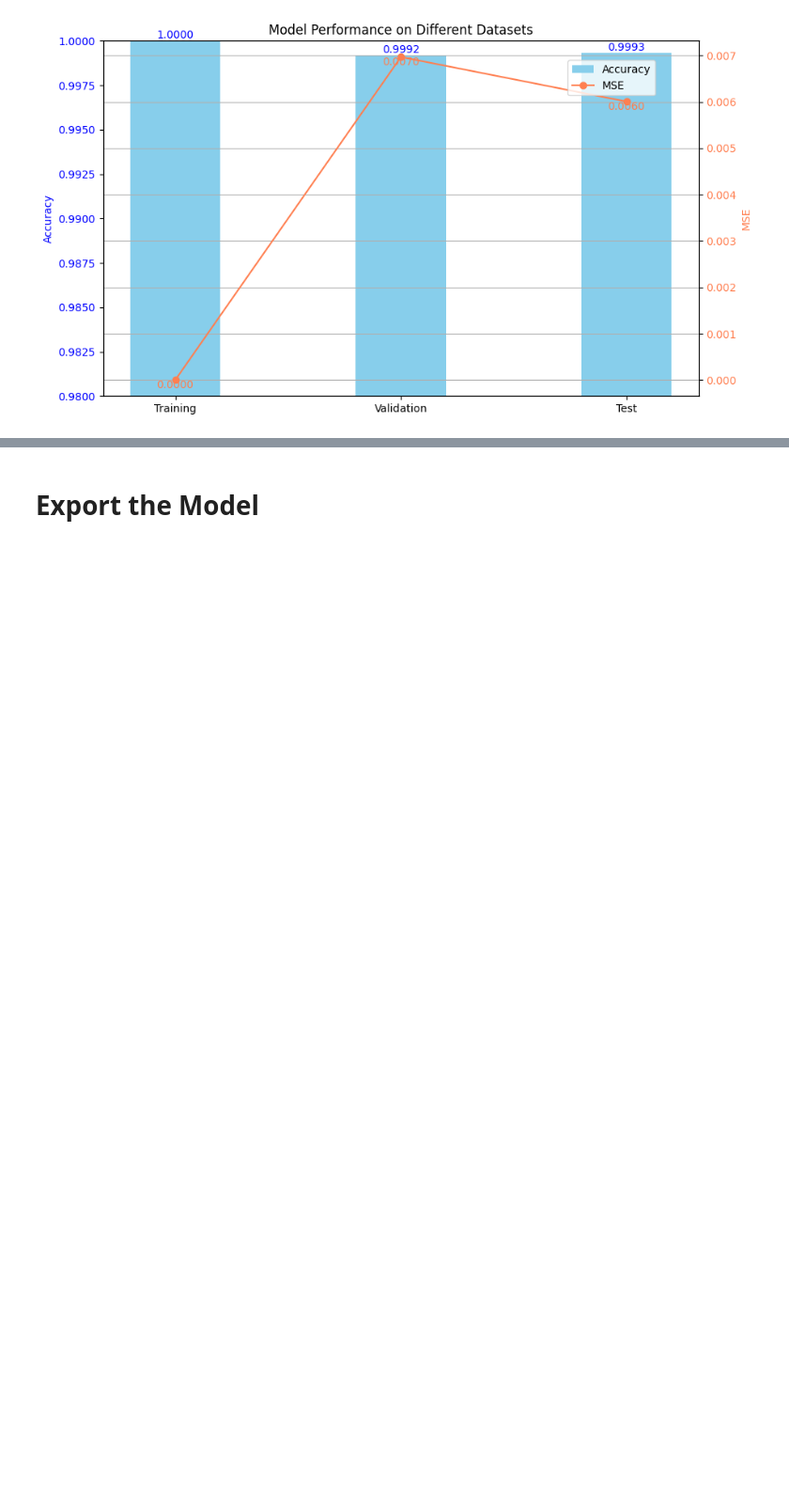
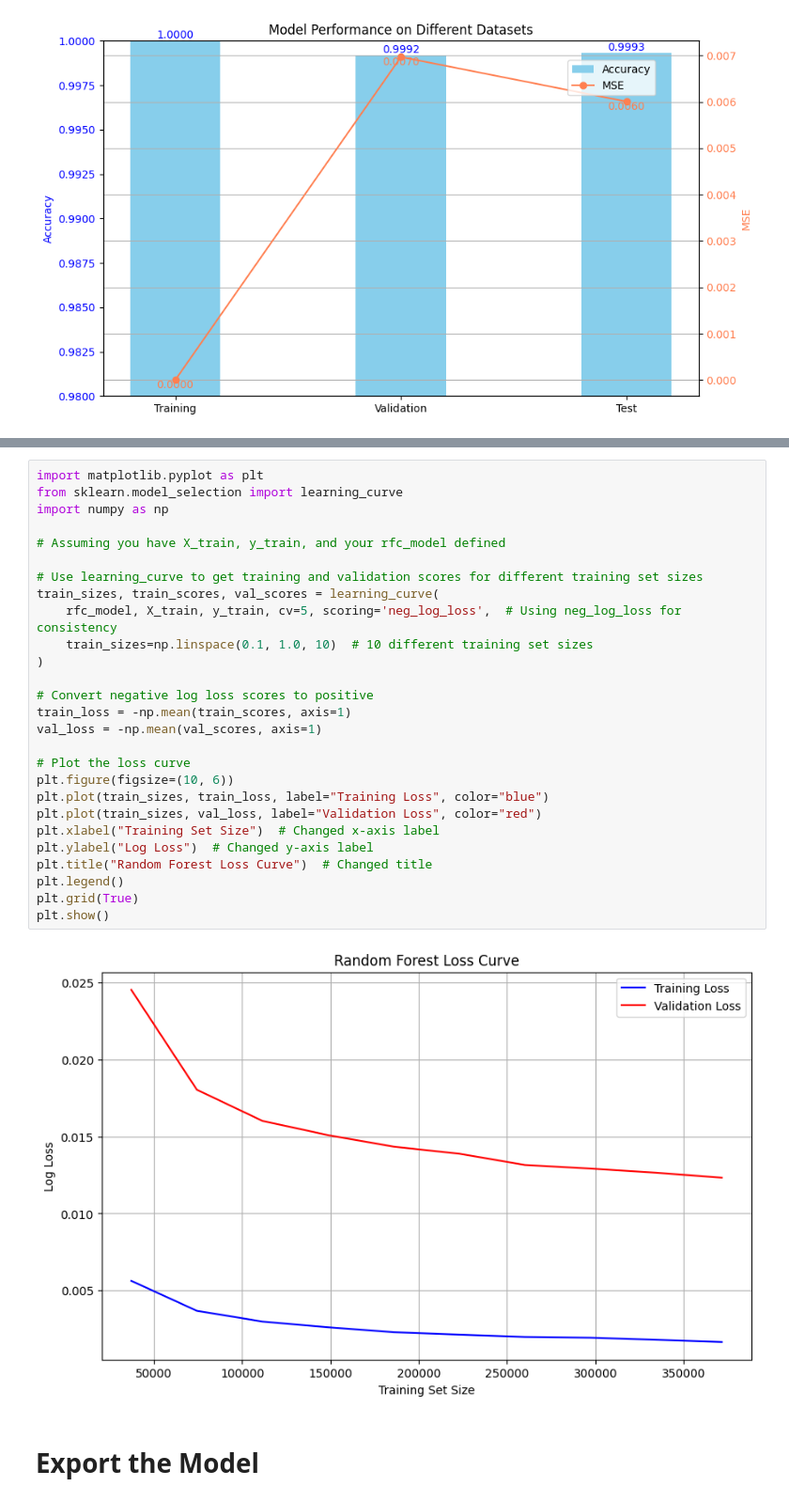
Before and after one commit to Insight-Syndicate/DSPL_GCW, a Jupyter notebook: Models/Random_Forest_Model.ipynb, the cells around one changed output, grey strips where cells are left out. Shown at 94% size. Cells and saved outputs as stored; diff of their text form; blank space fills up the shorter version.

Commit message:
loss curve

```diff
--- a/Models/Random_Forest_Model.ipynb
+++ b/Models/Random_Forest_Model.ipynb
@@ -387,3 +418,32 @@ plt.show()
+# %%
+import matplotlib.pyplot as plt
+from sklearn.model_selection import learning_curve
+import numpy as np
+
+# Assuming you have X_train, y_train, and your rfc_model defined
+
+# Use learning_curve to get training and validation scores for different training set sizes
+train_sizes, train_scores, val_scores = learning_curve(
+    rfc_model, X_train, y_train, cv=5, scoring='neg_log_loss',  # Using neg_log_loss for consistency
+    train_sizes=np.linspace(0.1, 1.0, 10)  # 10 different training set sizes
+)
+
+# Convert negative log loss scores to positive
+train_loss = -np.mean(train_scores, axis=1)
+val_loss = -np.mean(val_scores, axis=1)
+
+# Plot the loss curve
+plt.figure(figsize=(10, 6))
+plt.plot(train_sizes, train_loss, label="Training Loss", color="blue")
+plt.plot(train_sizes, val_loss, label="Validation Loss", color="red")
+plt.xlabel("Training Set Size")  # Changed x-axis label
+plt.ylabel("Log Loss")  # Changed y-axis label
+plt.title("Random Forest Loss Curve")  # Changed title
+plt.legend()
+plt.grid(True)
+plt.show()
+# %% [output]
+[figure, added]
 # %% [markdown]
 # Export the Model
 # %%
```
Also changed, not shown: parts of 2 cells of this notebook.
